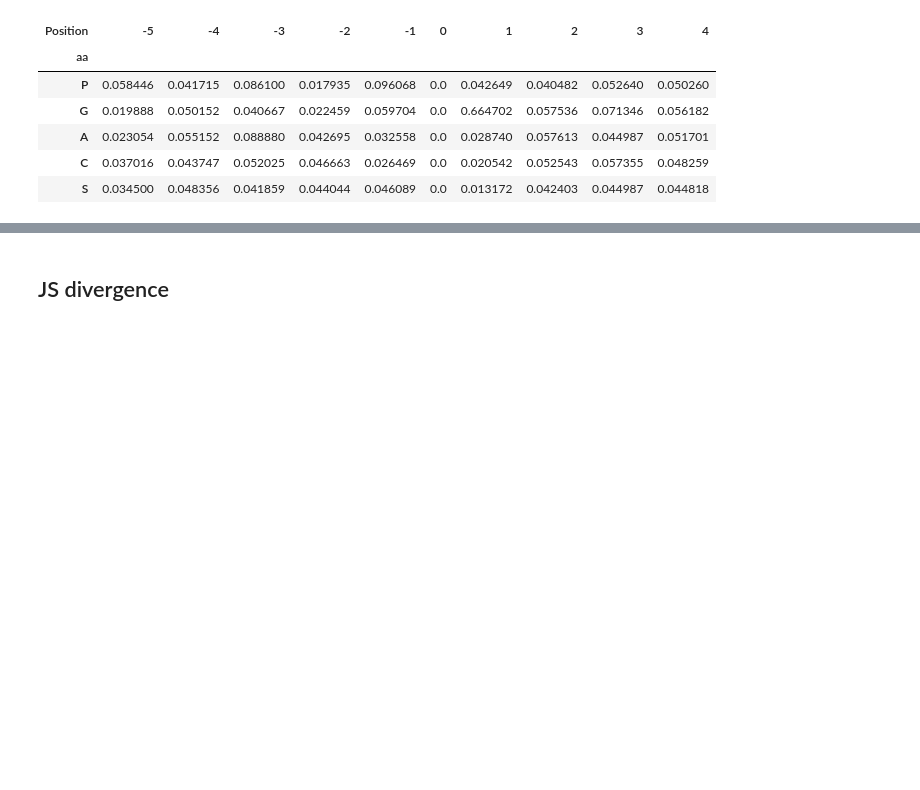
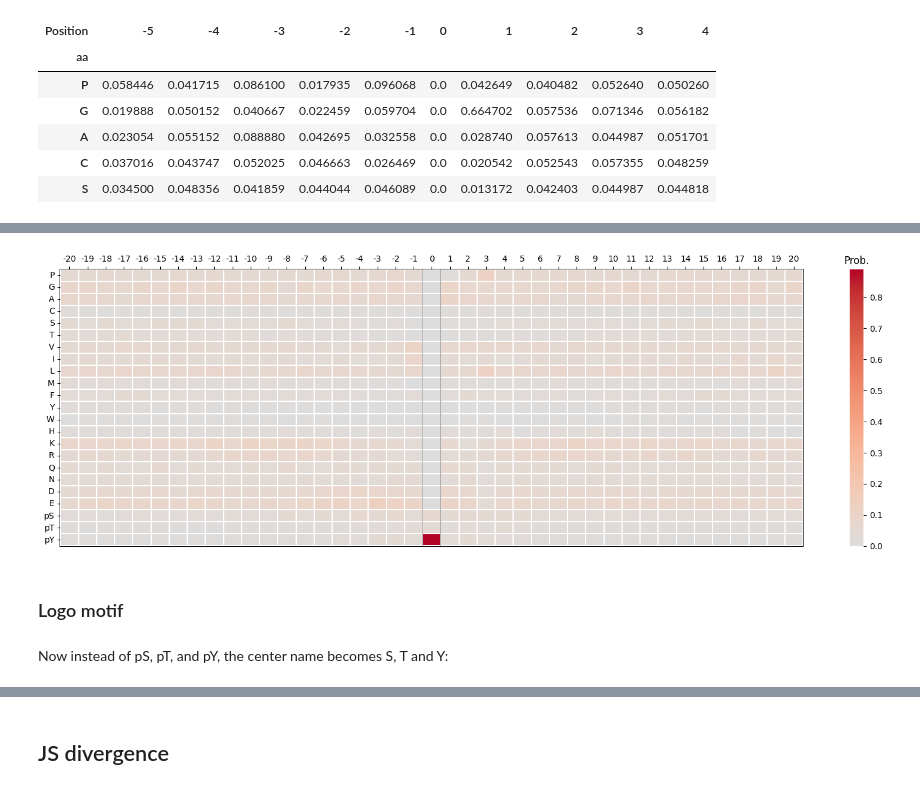
Before and after one commit to sky1ove/katlas, a Jupyter notebook: nbs/02_pssm.ipynb, the cells around one changed output, grey strips where cells are left out. Saved outputs shown, nothing was run; the diff lists cells and outputs as text; code cells hidden in the pictures; blank space fills up the shorter version.

```diff
--- a/nbs/02_pssm.ipynb
+++ b/nbs/02_pssm.ipynb
@@ -173,0 +417,7 @@ pssm2dict(pssm_df.iloc[:1,:10])
+# %%
+plot_heatmap(pssm_df,figsize=(20, 6));
+# plt.savefig('plot.svg',bbox_inches='tight')
+# %% [output]
+[figure, added]
+# %% [markdown]
+### Logo motif
@@ -173,0 +435,2 @@ pssm2dict(pssm_df.iloc[:1,:10])
+# %% [markdown]
+Now instead of pS, pT, and pY, the center name becomes S, T and Y:
```
Also changed, not shown: parts of 78 cells of this notebook, 30 other files.
